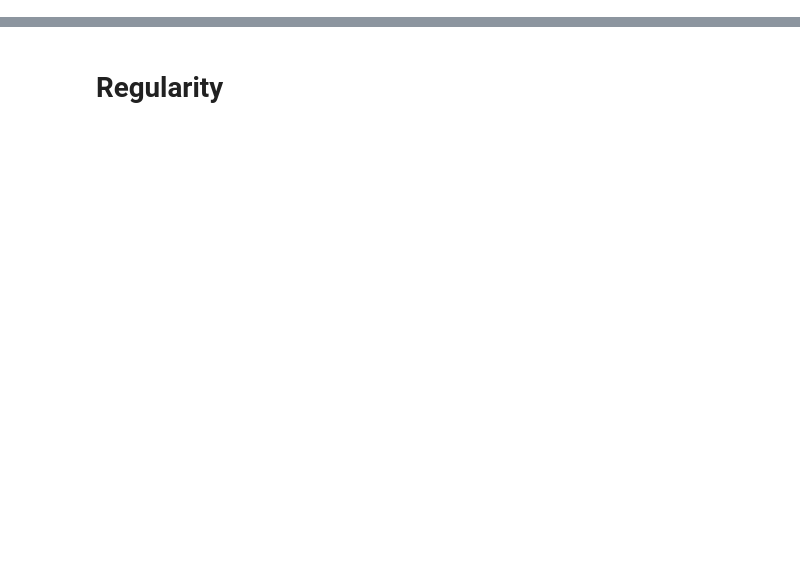
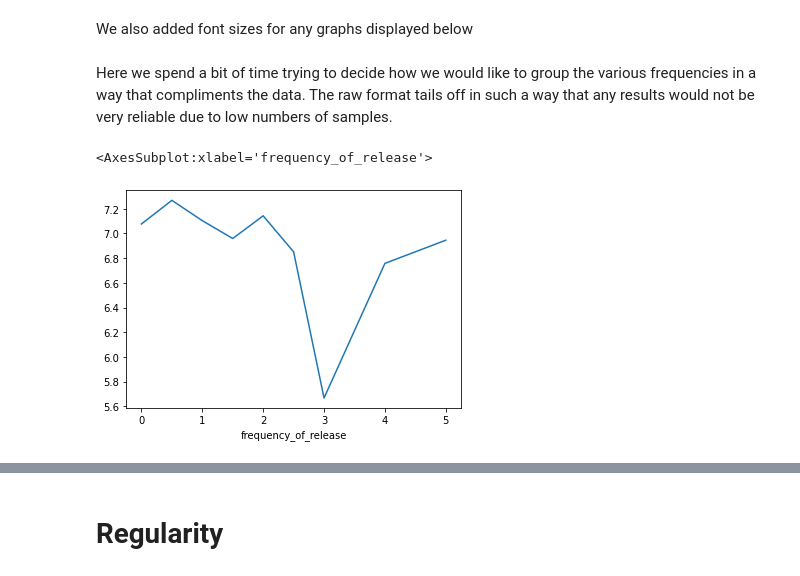
Before and after one commit to adambrennan150/Franchises, a Jupyter notebook: 106_RQ1.ipynb, the cells around one changed output, grey strips where cells are left out. Drawn from its saved outputs; the diff is of its cells as text; code cells hidden in the pictures; blank space fills up the shorter version.

```diff
--- a/106_RQ1.ipynb
+++ b/106_RQ1.ipynb
@@ -32,4 +25,0 @@ This gets the highest and lowest rating of the franchise and creates columns
-# %%
-df = df.groupby('franchise_id').agg(min_rating=('rating_average', 'min'), max_rating=('rating_average', 'max')) \
-       .reset_index() \
-       .merge(df, on='franchise_id', how='right')
@@ -172,3 +25,0 @@ We can look at the number of releases each franchise has
-# %%
-bins =[2.5, 3.5, 4.5, 5.5, 6.5, 7.5, 8.5, 9.5, 12.5, 15.5, 20.5, 250]
-df['franchise_count_bin'] = pd.cut(df['franchise_count'], bins=bins, labels=["3", "4", "5", "6", "7", "8", "9", "10-12", "13-15", "16-20", "20+"])
@@ -417,0 +28,2 @@ See the caveats in the documentation: https://pandas.pydata.org/pandas-docs/stab
+# %%
+df["frequency_of_release"] = df.apply(lambda row: row["releases_in_franchise"] / row["total_running_length_years"], axis = 1)
@@ -417,0 +63,5 @@ See the caveats in the documentation: https://pandas.pydata.org/pandas-docs/stab
+# %%
+game_df = df[(df['content_type'] == 'game') & (df['releases_in_franchise'] > 5) & (df['total_running_length_years'] > 5)]
+movie_df = df[(df['content_type'] == 'movie') & (df['releases_in_franchise'] > 5) & (df['total_running_length_years'] > 5)]
+# %% [markdown]
+We also added font sizes for any graphs displayed below
@@ -417,0 +73,7 @@ See the caveats in the documentation: https://pandas.pydata.org/pandas-docs/stab
+# %% [markdown]
+Here we spend a bit of time trying to decide how we would like to group the various frequencies in a way that compliments the data. The raw format tails off in such a way that any results would not be very reliable due to low numbers of samples.
+# %%
+game_df.groupby(game_df["frequency_of_release"]//0.5*0.5)["average_rating"].mean().plot()
+# %% [output]
+<AxesSubplot:xlabel='frequency_of_release'>
+[figure, added]
```
Also changed, not shown: parts of 172 cells of this notebook.
